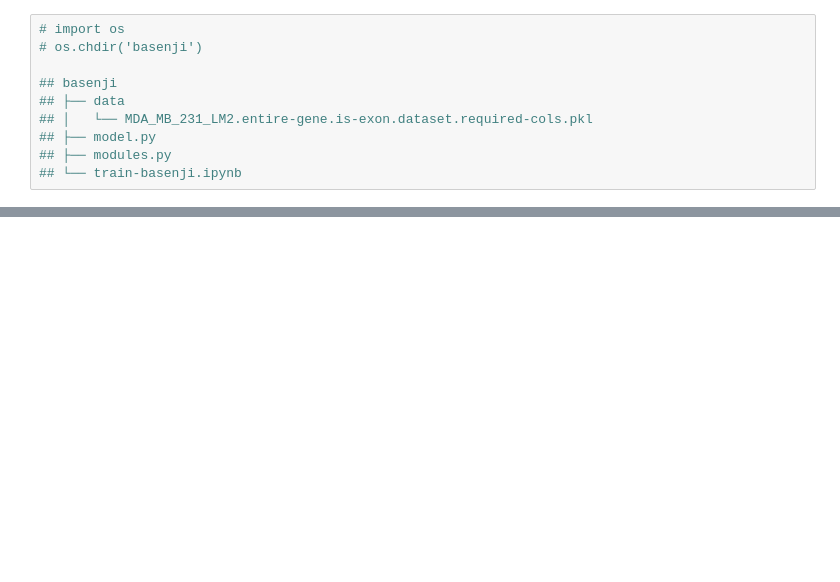
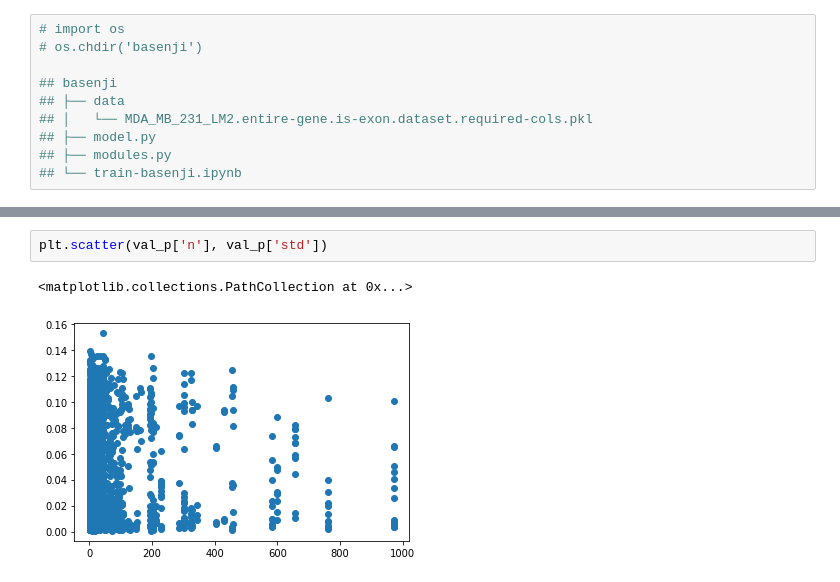
Before and after one commit to saberiato/basenji, a Jupyter notebook: train-basenji.ipynb, the cells around one changed output, grey strips where cells are left out. Cells and saved outputs as stored; diff of their text form; blank space fills up the shorter version.

```diff
--- a/train-basenji.ipynb
+++ b/train-basenji.ipynb
@@ -97,0 +235,5 @@ KeyboardInterrupt:
+# %%
+plt.scatter(val_p['n'], val_p['std'])
+# %% [output]
+<matplotlib.collections.PathCollection at 0x...>
+[figure, added]
```
Also changed, not shown: parts of 35 cells of this notebook, 3 other files.
